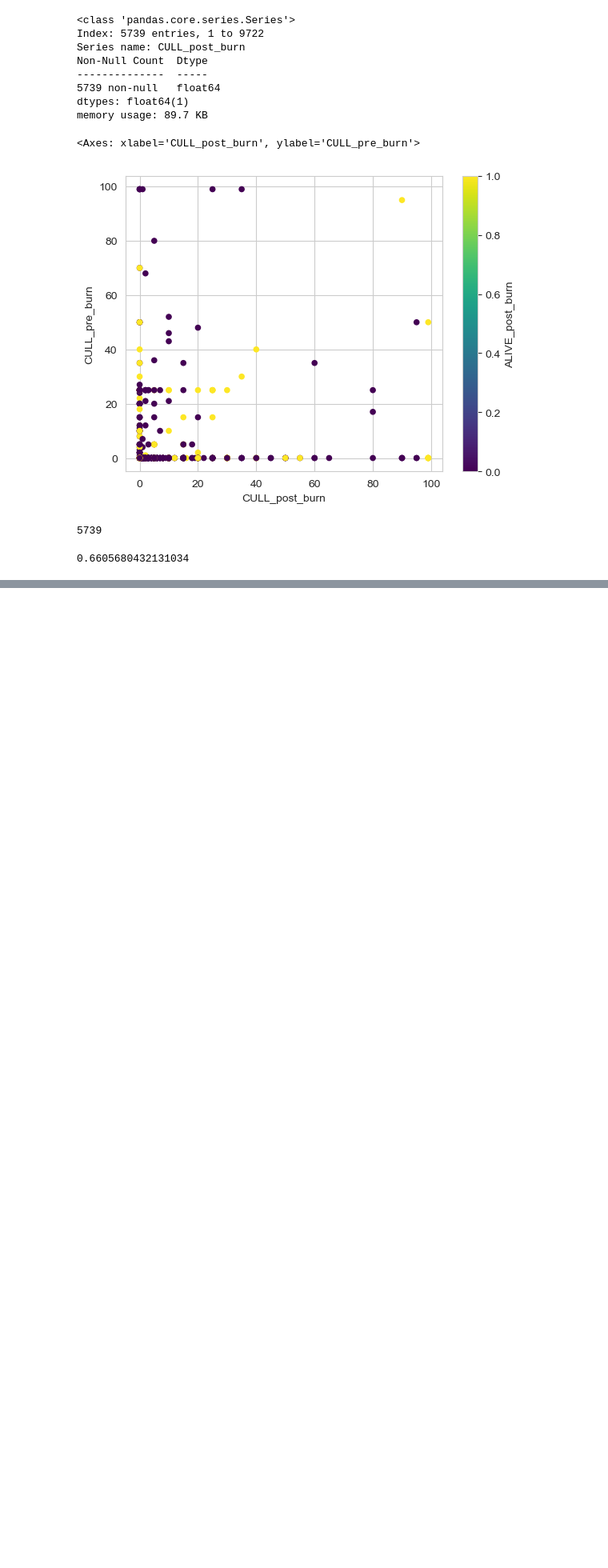
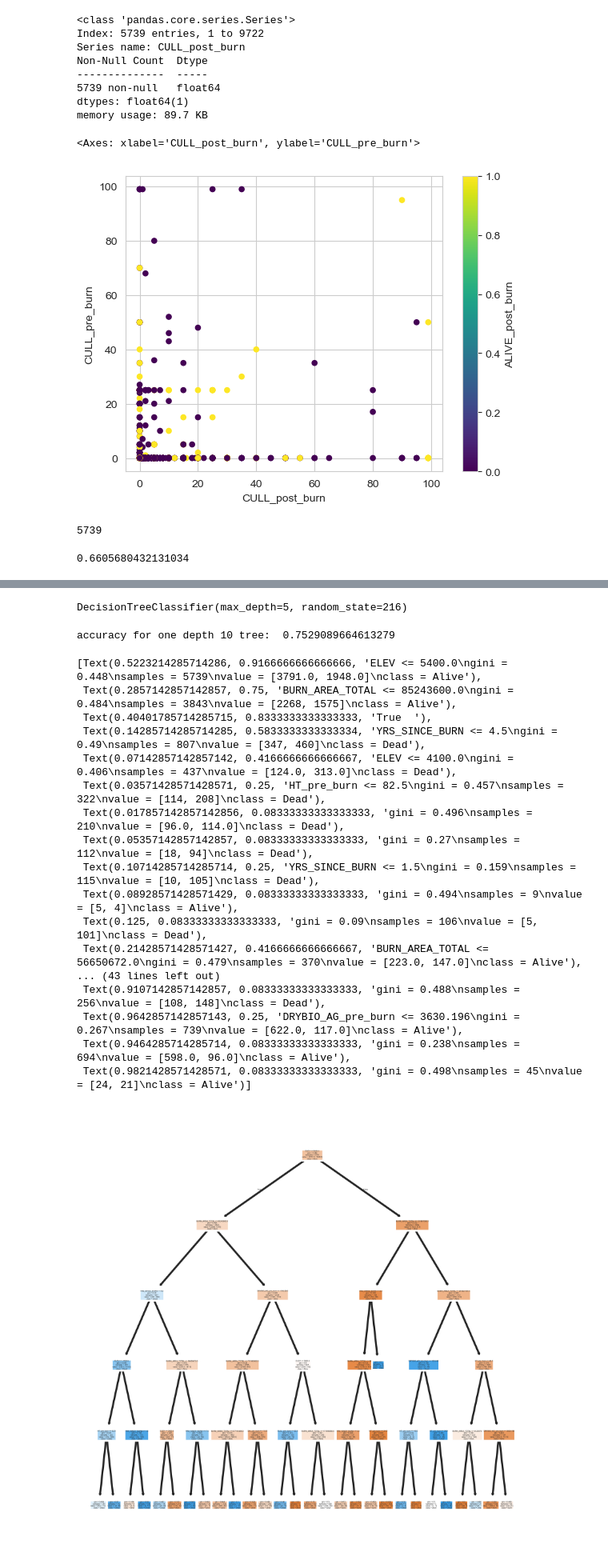
Before and after one commit to hbclad/Erdos_Trees, a Jupyter notebook: machine_learning/Henry_Analysis.ipynb, the cells around one changed output, grey strips where cells are left out. Shown at 80% size. Cells and saved outputs as stored; diff of their text form; code cells hidden in the pictures; blank space fills up the shorter version.

Commit message:
trees

```diff
--- a/machine_learning/Henry_Analysis.ipynb
+++ b/machine_learning/Henry_Analysis.ipynb
@@ -234,0 +236,33 @@ combined_train.info()
+# %%
+Single_tree = DecisionTreeClassifier(max_depth = 5, random_state = 216)
+Single_tree.fit(combined_train_drop[features],combined_train_drop['ALIVE_post_burn'])
+# %% [output]
+DecisionTreeClassifier(max_depth=5, random_state=216)
+# %%
+Single_tree_predictions = Single_tree.predict(combined_test_drop[features])
+accuracy = accuracy_score(combined_test_drop['ALIVE_post_burn'],Single_tree_predictions)
+print('accuracy for one depth 10 tree: ', accuracy)
+# %% [output]
+accuracy for one depth 10 tree:  0.7529089664613279
+# %%
+fig,axs = plt.subplots(nrows = 1, ncols = 1, figsize = (4,4),dpi = 800)
+tree.plot_tree(Single_tree, feature_names=features,class_names=['Alive','Dead'],filled=True)
+# %% [output]
+[Text(0.5223214285714286, 0.9166666666666666, 'ELEV <= 5400.0\ngini = 0.448\nsamples = 5739\nvalue = [3791.0, 1948.0]\nclass = Alive'),
+ Text(0.2857142857142857, 0.75, 'BURN_AREA_TOTAL <= 85243600.0\ngini = 0.484\nsamples = 3843\nvalue = [2268, 1575]\nclass = Alive'),
+ Text(0.40401785714285715, 0.8333333333333333, 'True  '),
+ Text(0.14285714285714285, 0.5833333333333334, 'YRS_SINCE_BURN <= 4.5\ngini = 0.49\nsamples = 807\nvalue = [347, 460]\nclass = Dead'),
+ Text(0.07142857142857142, 0.4166666666666667, 'ELEV <= 4100.0\ngini = 0.406\nsamples = 437\nvalue = [124.0, 313.0]\nclass = Dead'),
+ Text(0.03571428571428571, 0.25, 'HT_pre_burn <= 82.5\ngini = 0.457\nsamples = 322\nvalue = [114, 208]\nclass = Dead'),
+ Text(0.017857142857142856, 0.08333333333333333, 'gini = 0.496\nsamples = 210\nvalue = [96.0, 114.0]\nclass = Dead'),
+ Text(0.05357142857142857, 0.08333333333333333, 'gini = 0.27\nsamples = 112\nvalue = [18, 94]\nclass = Dead'),
+ Text(0.10714285714285714, 0.25, 'YRS_SINCE_BURN <= 1.5\ngini = 0.159\nsamples = 115\nvalue = [10, 105]\nclass = Dead'),
+ Text(0.08928571428571429, 0.08333333333333333, 'gini = 0.494\nsamples = 9\nvalue = [5, 4]\nclass = Alive'),
+ Text(0.125, 0.08333333333333333, 'gini = 0.09\nsamples = 106\nvalue = [5, 101]\nclass = Dead'),
+ Text(0.21428571428571427, 0.4166666666666667, 'BURN_AREA_TOTAL <= 56650672.0\ngini = 0.479\nsamples = 370\nvalue = [223.0, 147.0]\nclass = Alive'),
+... (43 lines left out)
+ Text(0.9107142857142857, 0.08333333333333333, 'gini = 0.488\nsamples = 256\nvalue = [108, 148]\nclass = Dead'),
+ Text(0.9642857142857143, 0.25, 'DRYBIO_AG_pre_burn <= 3630.196\ngini = 0.267\nsamples = 739\nvalue = [622.0, 117.0]\nclass = Alive'),
+ Text(0.9464285714285714, 0.08333333333333333, 'gini = 0.238\nsamples = 694\nvalue = [598.0, 96.0]\nclass = Alive'),
+ Text(0.9821428571428571, 0.08333333333333333, 'gini = 0.498\nsamples = 45\nvalue = [24, 21]\nclass = Alive')]
+[figure, added]
```
Also changed, not shown: parts of 6 cells of this notebook.
